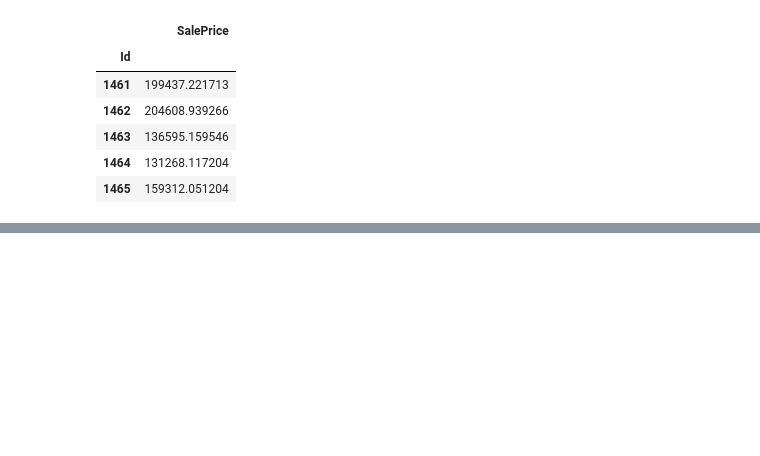
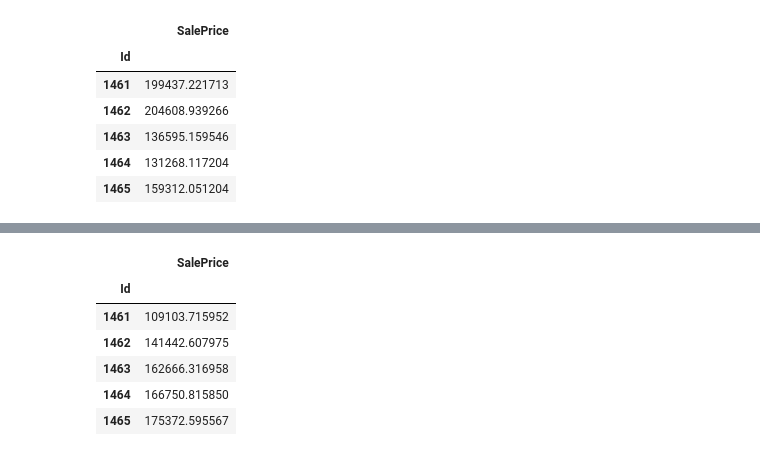
Before and after one commit to taaha/House-Price-Prediction, a Jupyter notebook: notebook999026cc55.ipynb, the cells around one changed output, grey strips where cells are left out. Cells and saved outputs as stored; diff of their text form; code cells hidden in the pictures; blank space fills up the shorter version.

```diff
--- a/notebook999026cc55.ipynb
+++ b/notebook999026cc55.ipynb
@@ -353,0 +500,14 @@ Id,SalePrice
+# %%
+X_submit['SalePrice']=predictions
+#X_test.head()
+# %%
+submitdf = X_submit[['Id','SalePrice']].set_index('Id')
+submitdf.head()
+# %% [output]
+|  | SalePrice |
+| Id |  |
+| 1461 | 109103.715952 |
+| 1462 | 141442.607975 |
+| 1463 | 162666.316958 |
+| 1464 | 166750.815850 |
+| 1465 | 175372.595567 |
```
Also changed, not shown: parts of 28 cells of this notebook.
